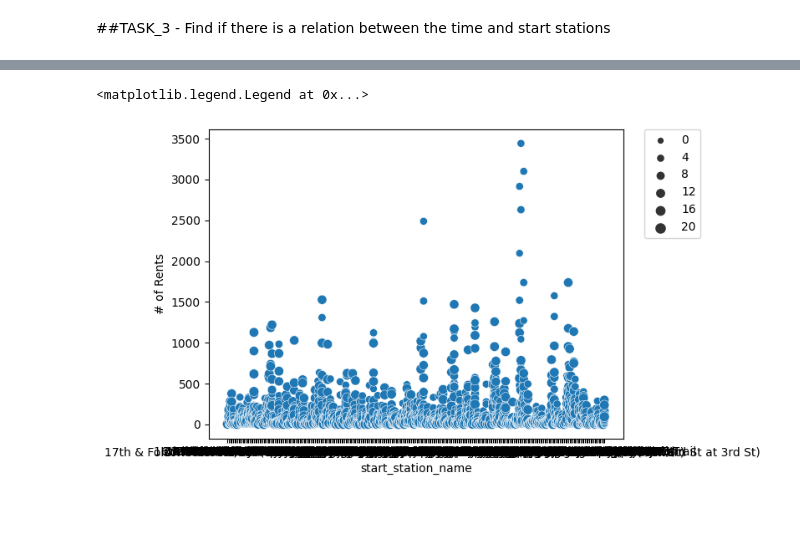
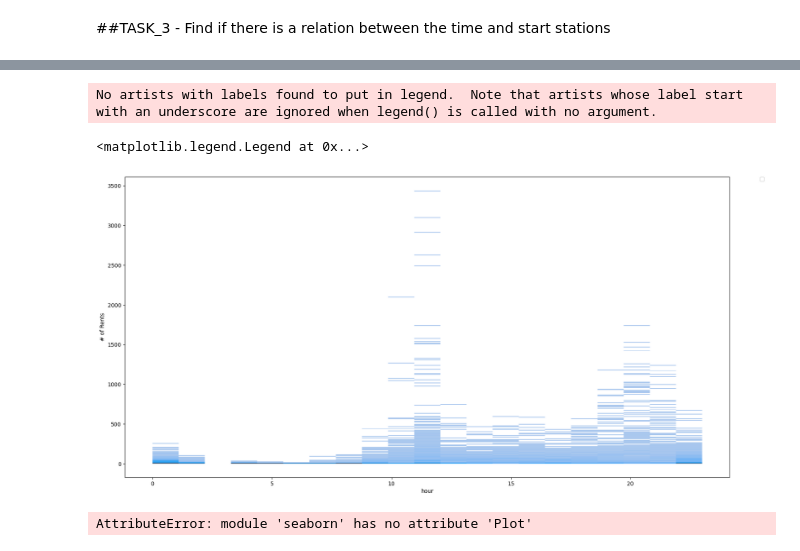
Before and after one commit to Faiza3107/develhope-Data5-Team3, a Jupyter notebook: week_4/Week4_Onur.ipynb, the cells around one changed output, grey strips where cells are left out. Drawn from its saved outputs; the diff is of its cells as text; code cells hidden in the pictures; blank space fills up the shorter version.

```diff
--- a/week_4/Week4_Onur.ipynb
+++ b/week_4/Week4_Onur.ipynb
@@ -153,11 +174,17 @@ pd_station=df_station.toPandas()
 # %%
-sn.scatterplot(x= pd_station["start_station_name"], y= pd_station['# of Rents'], size=pd_station['hour'], data=pd_station)
+plt.figure(figsize=(20,10))
 
+sn.histplot(x= pd_station["hour"], y= pd_station['# of Rents'], data=pd_station, kde=True)
 
 plt.legend(bbox_to_anchor=(1.05, 1), loc='upper left', borderaxespad=0)
 # %% [output]
-<matplotlib.legend.Legend at 0x...>
+No artists with labels found to put in legend.  Note that artists whose label start with an underscore are ignored when legend() is called with no argument.
+<matplotlib.legend.Legend at 0x...>
-[figure, old version]
+[figure, new version]
+# %%
+sn.Plot(x= pd_station["hour"], y= pd_station['# of Rents'], hue=pd_station['start_station_name'], data=pd_station).add(sn.histplot(),sn.Dodge())
+# %% [output]
+AttributeError: module 'seaborn' has no attribute 'Plot'
 # %%
 sn.relplot(data= pd_station, kind= 'line', x='hour',y='# of Rents',hue='start_station_name')
 plt.legend(bbox_to_anchor=(1.05, 1), loc='upper left', borderaxespad=0)
```
Also changed, not shown: parts of 4 cells of this notebook.
